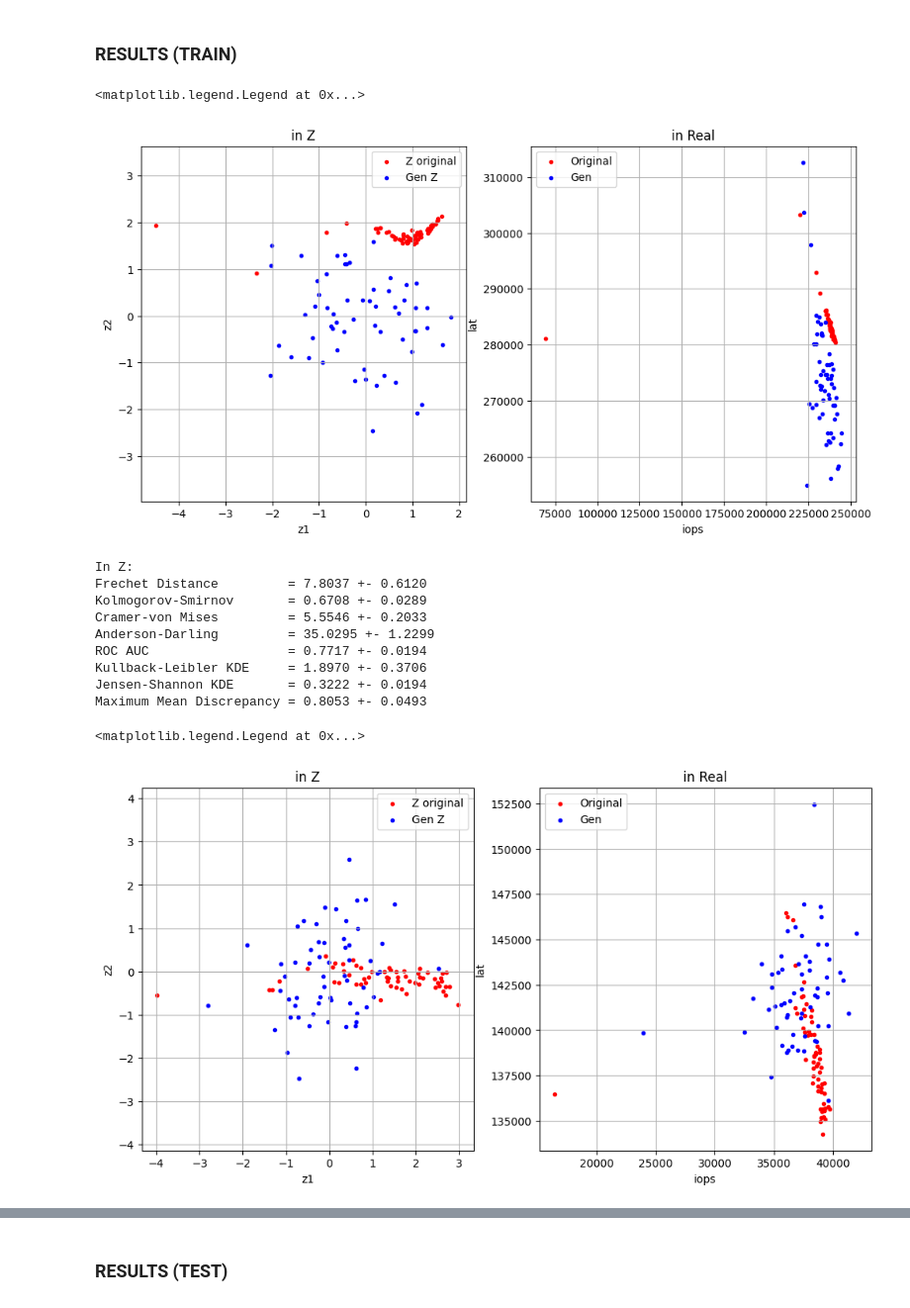
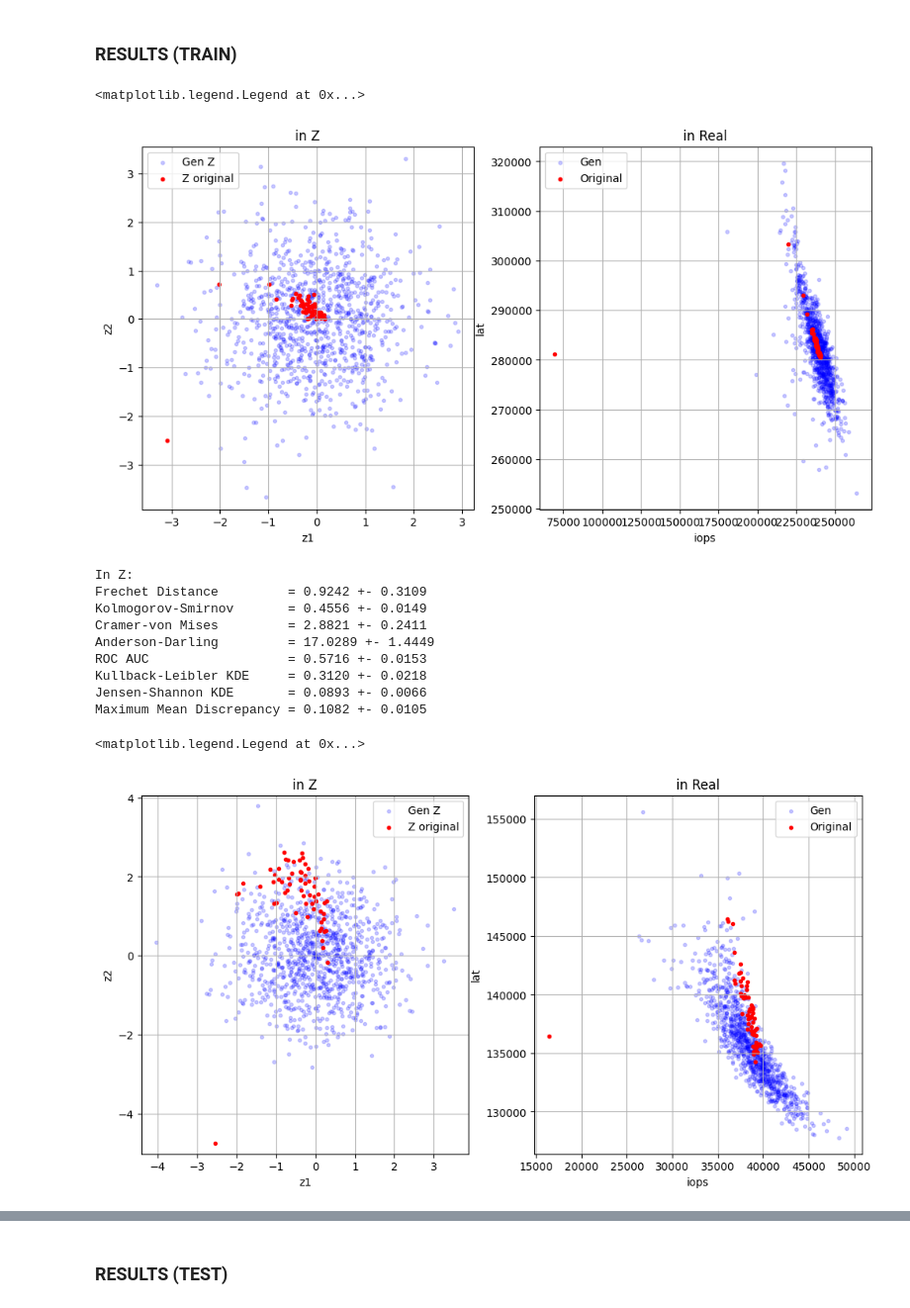
Before and after one commit to juliajones17/reliable_modeling, a Jupyter notebook: notebooks/proj.ipynb, the cells around one changed output, grey strips where cells are left out. Shown at 99% size. Cells and saved outputs as stored; diff of their text form; code cells hidden in the pictures.

```diff
--- a/notebooks/proj.ipynb
+++ b/notebooks/proj.ipynb
@@ -323,7 +323,7 @@ stscaler = StandardScaler()
 X_tr_ss = stscaler.fit_transform(train[['block_size', 'n_jobs', 'iodepth', 'read_fraction', 'io_type_num', 'n_disks']].values)
 # X_test_ss = stscaler.transform(test[['block_size', 'n_jobs', 'iodepth', 'read_fraction', 'io_type_num', 'n_disks']].values)
 
-model = RealNVP(lr=0.001, n_layers=12, n_epochs=200, batch_size=64) # 200
+model = RealNVP(lr=0.001, n_layers=12, n_epochs=100, batch_size=64, hidden=(100,)) # 200 , hidden=(100,), activation='relu'
 model.fit(y_tr_ss, X_tr_ss) # (target, condition)
 # %%
 def calc_metrics(X, Y):
@@ -372,7 +372,7 @@ for i in range(len(ids)):
     dataset = TensorDataset(y_tst, X_tst)
     results_iops = []
     results_lat = []
-    for i, data in enumerate(DataLoader(dataset)):
+    for j, data in enumerate(DataLoader(dataset)):
         y_data= data[0]
         X_data = data[1]
         for lay in model.nf.layers:
@@ -382,11 +382,14 @@ for i in range(len(ids)):
         results_iops.append(y_data[0][0])
         results_lat.append(y_data[0][1])
 
-    y_gen = model.sample(stscaler.transform(X_train.clone().detach()))
+    X_bigger = torch.tensor(list(train[train['id'] == ids[i]][['block_size', 'n_jobs', 'iodepth', 'read_fraction', 'io_type_num', 'n_disks']].values) * 17)
+    X_bigger_ss = stscaler.transform(X_bigger)
+    X_bigger_tst = torch.tensor(X_bigger_ss, dtype=torch.float32)
+    y_gen = model.sample(stscaler.transform(X_bigger.clone().detach()))
     y_gen = torch.tensor(y_gen, dtype=torch.float32)
     gen_iops.append(scaler.inverse_transform(y_gen)[:, 0])
     gen_lat.append(scaler.inverse_transform(y_gen)[:, 1])
-    dataset = TensorDataset(y_gen, X_tst)
+    dataset = TensorDataset(y_gen, X_bigger_tst)
     genresults_iops = []
     genresults_lat = []
     for i, data in enumerate(DataLoader(dataset)):
@@ -406,16 +409,16 @@ for i in range(len(ids)):
 # %%
 fig, (ax1, ax2) = plt.subplots(1, 2, figsize=(12, 6))
 
+ax1.scatter(zgen_iops[0], zgen_lat[0], marker='.', label='Gen Z', color='blue', linewidth=1, alpha=0.2)
 ax1.scatter(ztotal_iops[0], ztotal_lat[0], marker='.', label='Z original', color='red', linewidth=1)
-ax1.scatter(zgen_iops[0], zgen_lat[0], marker='.', label='Gen Z', color='blue', linewidth=1)
 ax1.set_title("in Z")
 ax1.axis('equal')
 ax1.set(xlabel='z1', ylabel='z2')
 ax1.grid()
 ax1.legend()
 
+ax2.scatter(gen_iops[0], gen_lat[0], marker='.', label='Gen', color='blue', linewidth=1, alpha=0.2)
 ax2.scatter(total_iops[0], total_lat[0], marker='.', label='Original', color='red', linewidth=1)
-ax2.scatter(gen_iops[0], gen_lat[0], marker='.', label='Gen', color='blue', linewidth=1)
 ax2.set_title("in Real")
 # ax2.axis('equal')
 ax2.set(xlabel='iops', ylabel='lat')
@@ -423,7 +426,7 @@ ax2.grid()
 ax2.legend()
 # %% [output]
 <matplotlib.legend.Legend at 0x...>
-[figure, old version]
+[figure, new version]
 # %%
 arr1 = np.array([[el] for el in np.array(ztotal_iops[0])])
 arr2 = np.array([[el] for el in np.array(ztotal_lat[0])])
@@ -434,14 +437,14 @@ print('In Z:')
 calc_metrics(np.hstack((arr1, arr2)), np.hstack((arr3, arr4)))
 # %% [output]
 In Z:
-Frechet Distance         = 7.8037 +- 0.6120
-Kolmogorov-Smirnov       = 0.6708 +- 0.0289
-Cramer-von Mises         = 5.5546 +- 0.2033
-Anderson-Darling         = 35.0295 +- 1.2299
-ROC AUC                  = 0.7717 +- 0.0194
-Kullback-Leibler KDE     = 1.8970 +- 0.3706
-Jensen-Shannon KDE       = 0.3222 +- 0.0194
-Maximum Mean Discrepancy = 0.8053 +- 0.0493
+Frechet Distance         = 0.9242 +- 0.3109
+Kolmogorov-Smirnov       = 0.4556 +- 0.0149
+Cramer-von Mises         = 2.8821 +- 0.2411
+Anderson-Darling         = 17.0289 +- 1.4449
+ROC AUC                  = 0.5716 +- 0.0153
+Kullback-Leibler KDE     = 0.3120 +- 0.0218
+Jensen-Shannon KDE       = 0.0893 +- 0.0066
+Maximum Mean Discrepancy = 0.1082 +- 0.0105
 # %%
 # arr1 = np.array([[el] for el in np.array(total_iops[0])])
 # arr2 = np.array([[el] for el in np.array(total_lat[0])])
@@ -453,24 +456,24 @@ Maximum Mean Discrepancy = 0.8053 +- 0.0493
 # %%
 fig, (ax1, ax2) = plt.subplots(1, 2, figsize=(12, 6))
 
+ax1.scatter(zgen_iops[1], zgen_lat[1], marker='.', label='Gen Z', color='blue', linewidth=1, alpha=0.2)
 ax1.scatter(ztotal_iops[1], ztotal_lat[1], marker='.', label='Z original', color='red', linewidth=1)
-ax1.scatter(zgen_iops[1], zgen_lat[1], marker='.', label='Gen Z', color='blue', linewidth=1)
 ax1.set_title("in Z")
 ax1.axis('equal')
 ax1.set(xlabel='z1', ylabel='z2')
 ax1.grid()
 ax1.legend()
 
+ax2.scatter(gen_iops[1], gen_lat[1], marker='.', label='Gen', color='blue', linewidth=1, alpha=0.2)
 ax2.scatter(total_iops[1], total_lat[1], marker='.', label='Original', color='red', linewidth=1)
-ax2.scatter(gen_iops[1], gen_lat[1], marker='.', label='Gen', color='blue', linewidth=1)
 ax2.set_title("in Real")
 # ax2.axis('equal')
 ax2.set(xlabel='iops', ylabel='lat')
 ax2.grid()
 ax2.legend()
 # %% [output]
 <matplotlib.legend.Legend at 0x...>
-[figure, old version]
+[figure, new version]
 # %%
 arr1 = np.array([[el] for el in np.array(ztotal_iops[1])])
 arr2 = np.array([[el] for el in np.array(ztotal_lat[1])])
```
Also changed, not shown: parts of 37 cells of this notebook.
